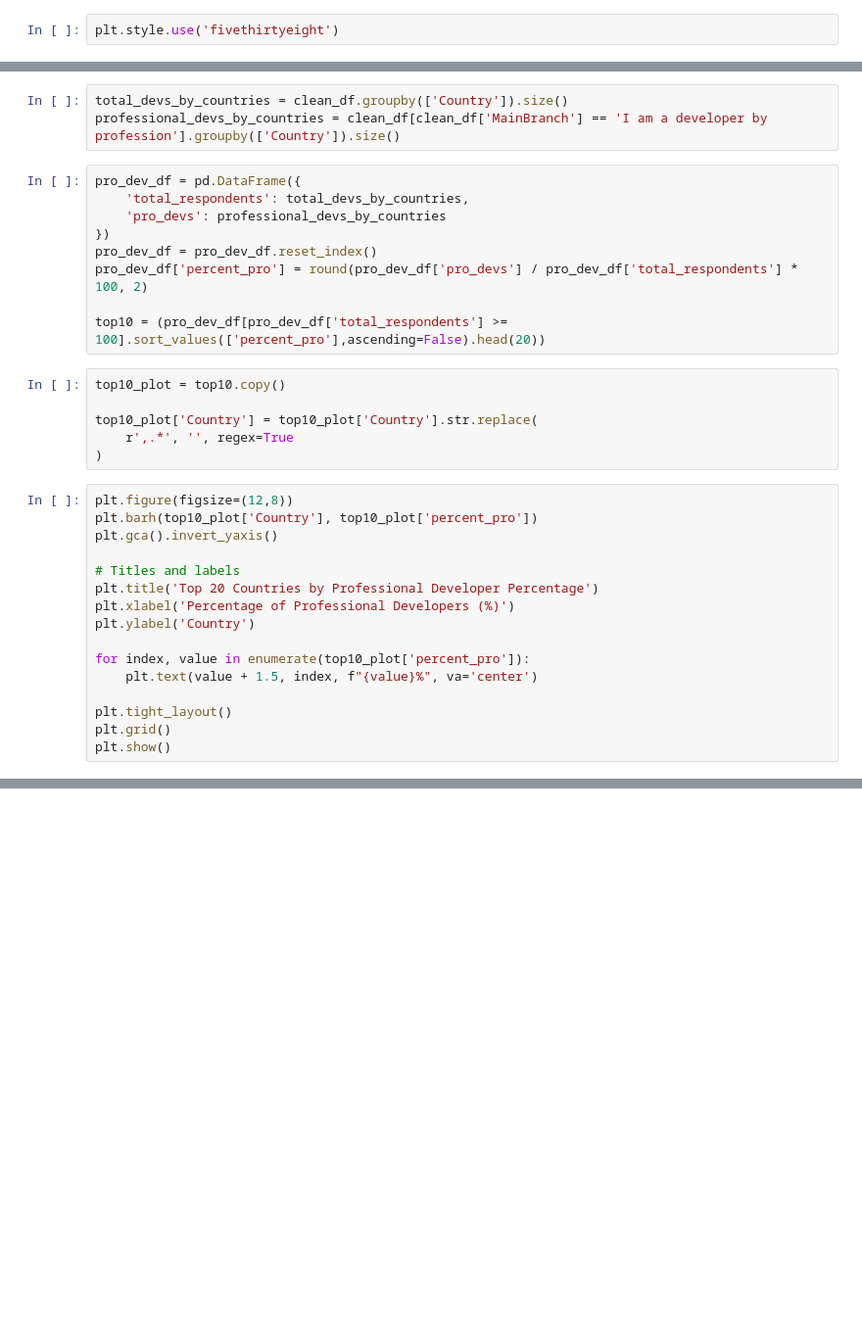
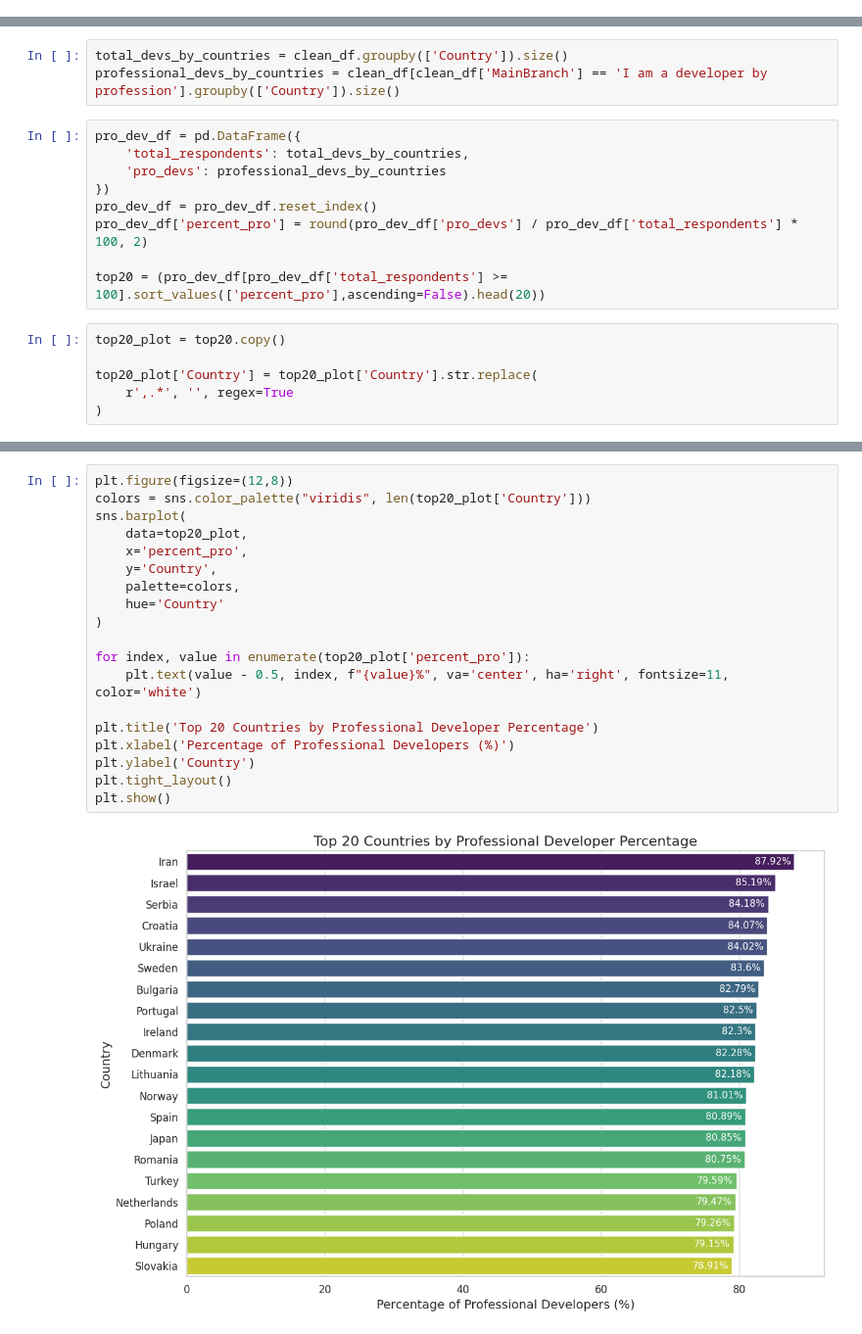
Before and after one commit to Rishabh-Verma-thc/StackOverflow2025-EDA, a Jupyter notebook: notebooks/SO_2025-EDA-insights.ipynb, the cells around one changed output, grey strips where cells are left out. Shown at 98% size. Drawn from its saved outputs; the diff is of its cells as text; blank space fills up the shorter version.

```diff
--- a/notebooks/SO_2025-EDA-insights.ipynb
+++ b/notebooks/SO_2025-EDA-insights.ipynb
@@ -18,2 +18,0 @@ from matplotlib import pyplot as plt
-# %%
-plt.style.use('fivethirtyeight')
@@ -45,26 +72,10 @@ pro_dev_df = pd.DataFrame({
 pro_dev_df = pro_dev_df.reset_index()
 pro_dev_df['percent_pro'] = round(pro_dev_df['pro_devs'] / pro_dev_df['total_respondents'] * 100, 2)
 
-top10 = (pro_dev_df[pro_dev_df['total_respondents'] >= 100].sort_values(['percent_pro'],ascending=False).head(20))
+top20 = (pro_dev_df[pro_dev_df['total_respondents'] >= 100].sort_values(['percent_pro'],ascending=False).head(20))
 # %%
-top10_plot = top10.copy()
+top20_plot = top20.copy()
 
-top10_plot['Country'] = top10_plot['Country'].str.replace(
+top20_plot['Country'] = top20_plot['Country'].str.replace(
     r',.*', '', regex=True
 )
-# %%
-plt.figure(figsize=(12,8))
-plt.barh(top10_plot['Country'], top10_plot['percent_pro'])
-plt.gca().invert_yaxis()
-
-# Titles and labels
-plt.title('Top 20 Countries by Professional Developer Percentage')
-plt.xlabel('Percentage of Professional Developers (%)')
-plt.ylabel('Country')
-
-for index, value in enumerate(top10_plot['percent_pro']):
-    plt.text(value + 1.5, index, f"{value}%", va='center')
-
-plt.tight_layout()
-plt.grid()
-plt.show()
@@ -86,0 +82,21 @@ Name: proportion, dtype: float64
+# %%
+plt.figure(figsize=(12,8))
+colors = sns.color_palette("viridis", len(top20_plot['Country']))
+sns.barplot(
+    data=top20_plot,
+    x='percent_pro',
+    y='Country',
+    palette=colors,
+    hue='Country'
+)
+
+for index, value in enumerate(top20_plot['percent_pro']):
+    plt.text(value - 0.5, index, f"{value}%", va='center', ha='right', fontsize=11, color='white')
+
+plt.title('Top 20 Countries by Professional Developer Percentage')
+plt.xlabel('Percentage of Professional Developers (%)')
+plt.ylabel('Country')
+plt.tight_layout()
+plt.show()
+# %% [output]
+[figure, added]
```
Also changed, not shown: parts of 47 cells of this notebook.
